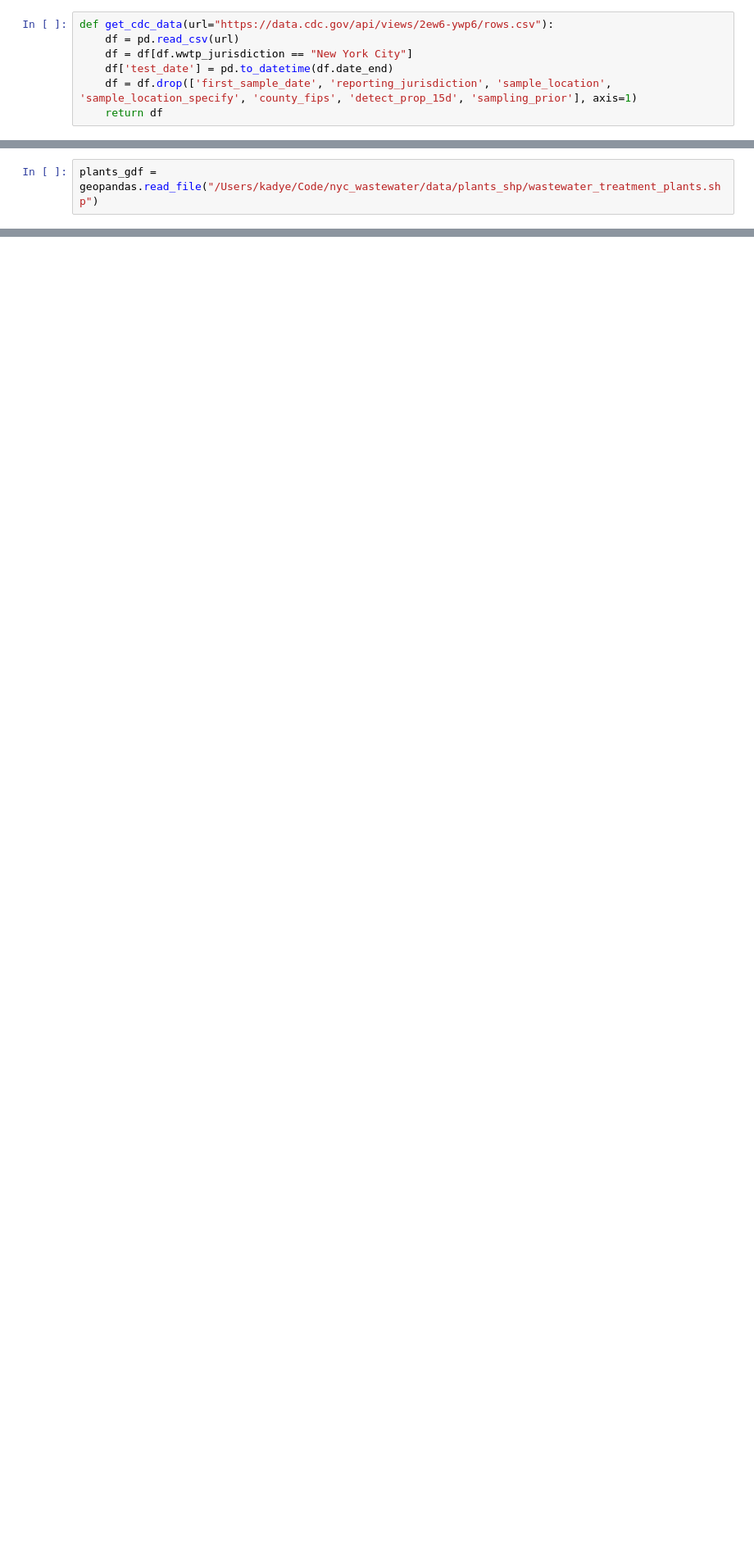
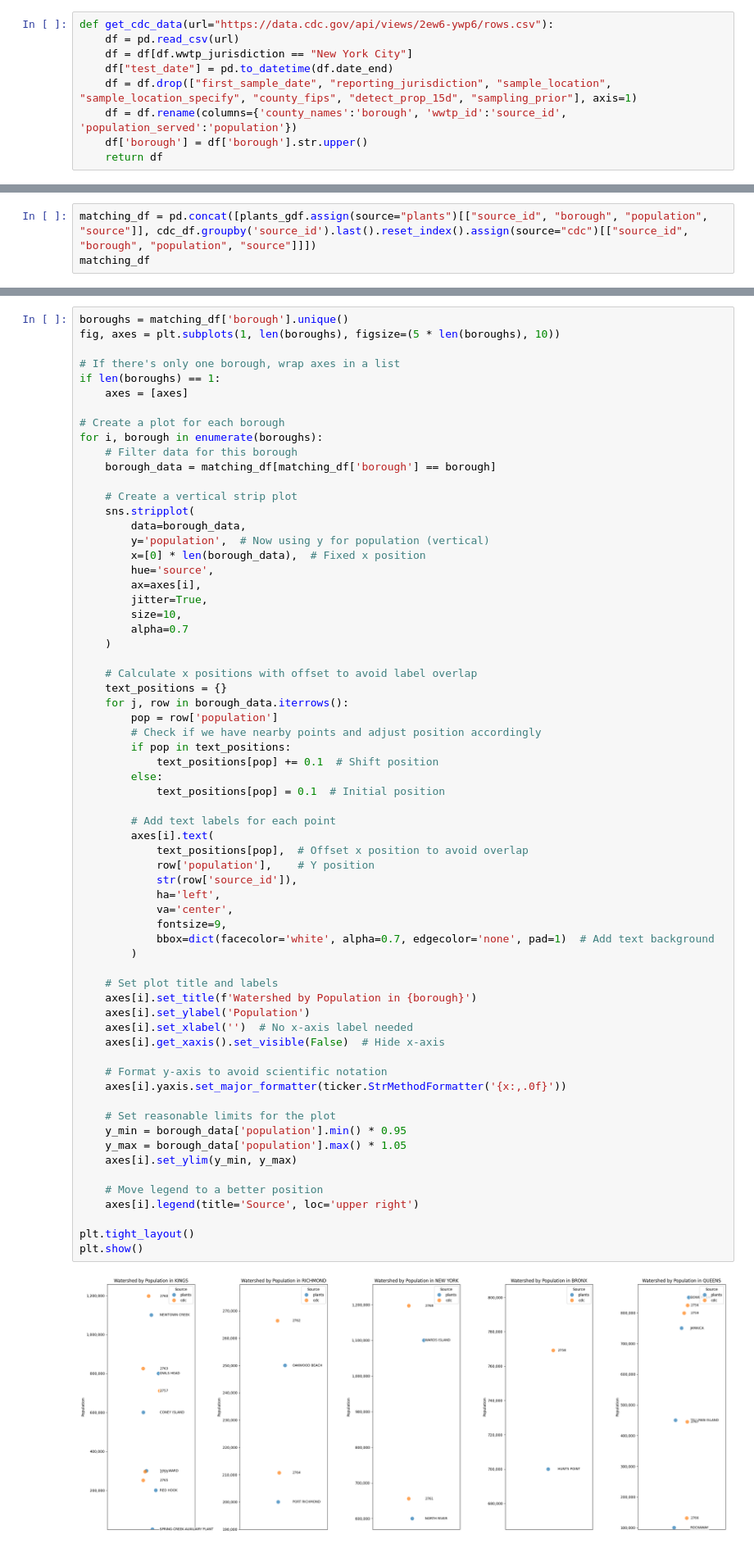
Before and after one commit to hannashimona/nyc_wastewater, a Jupyter notebook: model/covid_wastewater_eda.ipynb, the cells around one changed output, grey strips where cells are left out. Shown at 82% size. Saved outputs shown, nothing was run; the diff lists cells and outputs as text; blank space fills up the shorter version.

```diff
--- a/model/covid_wastewater_eda.ipynb
+++ b/model/covid_wastewater_eda.ipynb
@@ -18,8 +77,10 @@ This notebook focuses on comparing and contrasting NYC Covid Wastewater data pub
 def get_cdc_data(url="https://data.cdc.gov/api/views/2ew6-ywp6/rows.csv"):
     df = pd.read_csv(url)
     df = df[df.wwtp_jurisdiction == "New York City"]
-    df['test_date'] = pd.to_datetime(df.date_end)
-    df = df.drop(['first_sample_date', 'reporting_jurisdiction', 'sample_location', 'sample_location_specify', 'county_fips', 'detect_prop_15d', 'sampling_prior'], axis=1)
+    df["test_date"] = pd.to_datetime(df.date_end)
+    df = df.drop(["first_sample_date", "reporting_jurisdiction", "sample_location", "sample_location_specify", "county_fips", "detect_prop_15d", "sampling_prior"], axis=1)
+    df = df.rename(columns={'county_names':'borough', 'wwtp_id':'source_id', 'population_served':'population'})
+    df['borough'] = df['borough'].str.upper()
     return df
 # %%
 cdc_df = get_cdc_data()
@@ -43,2 +86,0 @@ cdc_df.tail()
-# %%
-plants_gdf = geopandas.read_file("/Users/kadye/Code/nyc_wastewater/data/plants_shp/wastewater_treatment_plants.shp")
@@ -50,0 +98,3 @@ plt.show()
+# %%
+matching_df = pd.concat([plants_gdf.assign(source="plants")[["source_id", "borough", "population", "source"]], cdc_df.groupby('source_id').last().reset_index().assign(source="cdc")[["source_id", "borough", "population", "source"]]])
+matching_df
@@ -50,0 +119,67 @@ plt.show()
+# %%
+boroughs = matching_df['borough'].unique()
+fig, axes = plt.subplots(1, len(boroughs), figsize=(5 * len(boroughs), 10))
+
+# If there's only one borough, wrap axes in a list
+if len(boroughs) == 1:
+    axes = [axes]
+
+# Create a plot for each borough
+for i, borough in enumerate(boroughs):
+    # Filter data for this borough
+    borough_data = matching_df[matching_df['borough'] == borough]
+
+    # Create a vertical strip plot
+    sns.stripplot(
+        data=borough_data,
+        y='population',  # Now using y for population (vertical)
+        x=[0] * len(borough_data),  # Fixed x position
+        hue='source',
+        ax=axes[i],
+        jitter=True,
+        size=10,
+        alpha=0.7
+    )
+
+    # Calculate x positions with offset to avoid label overlap
+    text_positions = {}
+    for j, row in borough_data.iterrows():
+        pop = row['population']
+        # Check if we have nearby points and adjust position accordingly
+        if pop in text_positions:
+            text_positions[pop] += 0.1  # Shift position
+        else:
+            text_positions[pop] = 0.1  # Initial position
+
+        # Add text labels for each point
+        axes[i].text(
+            text_positions[pop],  # Offset x position to avoid overlap
+            row['population'],    # Y position
+            str(row['source_id']),
+            ha='left',
+            va='center',
+            fontsize=9,
+            bbox=dict(facecolor='white', alpha=0.7, edgecolor='none', pad=1)  # Add text background
+        )
+
+    # Set plot title and labels
+    axes[i].set_title(f'Watershed by Population in {borough}')
+    axes[i].set_ylabel('Population')
+    axes[i].set_xlabel('')  # No x-axis label needed
+    axes[i].get_xaxis().set_visible(False)  # Hide x-axis
+
+    # Format y-axis to avoid scientific notation
+    axes[i].yaxis.set_major_formatter(ticker.StrMethodFormatter('{x:,.0f}'))
+
+    # Set reasonable limits for the plot
+    y_min = borough_data['population'].min() * 0.95
+    y_max = borough_data['population'].max() * 1.05
+    axes[i].set_ylim(y_min, y_max)
+
+    # Move legend to a better position
+    axes[i].legend(title='Source', loc='upper right')
+
+plt.tight_layout()
+plt.show()
+# %% [output]
+[figure, added]
```
Also changed, not shown: parts of 41 cells of this notebook.
